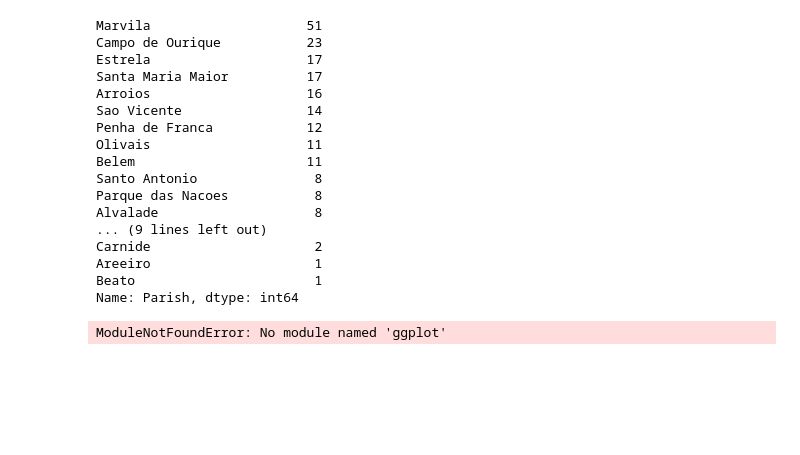
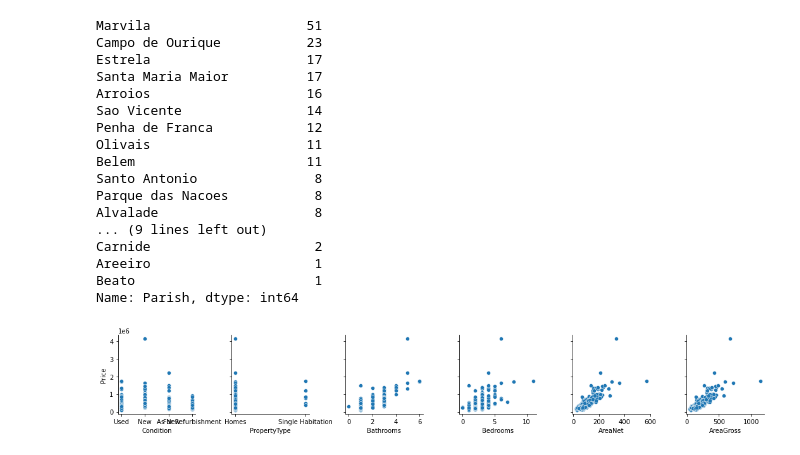
Before and after one commit to Rafabro8500/Data_Science_Fundamentals, a Jupyter notebook: Project - Lisbon House Prices.ipynb, the cells around one changed output. Drawn from its saved outputs; the diff is of its cells as text; code cells hidden in the pictures; blank space fills up the shorter version.

```diff
--- a/Project - Lisbon House Prices.ipynb
+++ b/Project - Lisbon House Prices.ipynb
@@ -140,5 +137,13 @@ Areeiro                     1
 Beato                       1
 Name: Parish, dtype: int64
 # %%
+#sn.set()
+
+df_plot = df_raw[["Price", "Condition", "PropertyType", "Bathrooms", "Bedrooms", "AreaNet",
+                  "AreaGross"]]
+
+
+g = sn.pairplot(data=df_plot, y_vars=['Price'], x_vars=df_plot.columns[1:7])
+g.tight_layout()
 # %% [output]
-ModuleNotFoundError: No module named 'ggplot'
+[figure, added]
```
Also changed, not shown: parts of 3 cells of this notebook.
